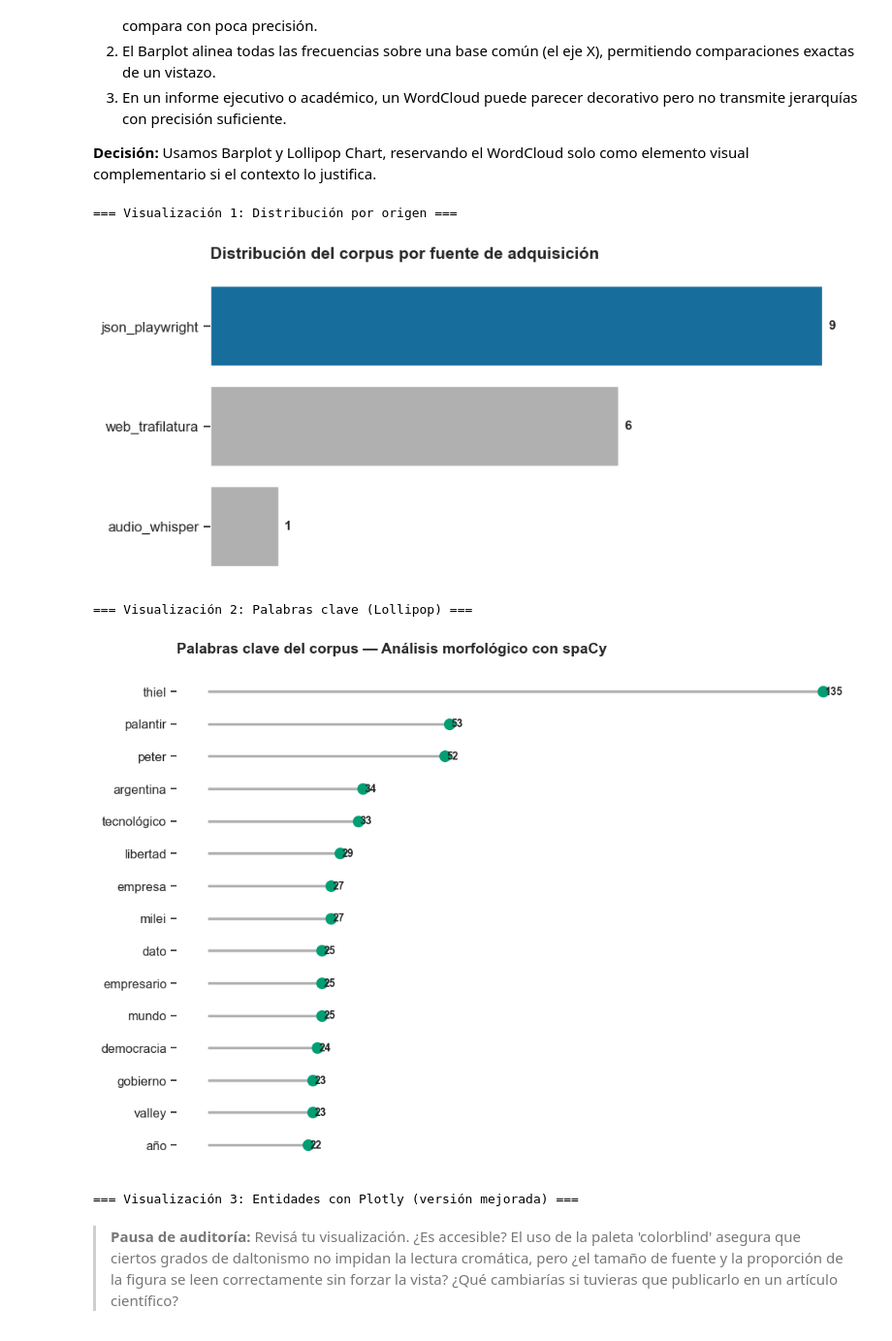
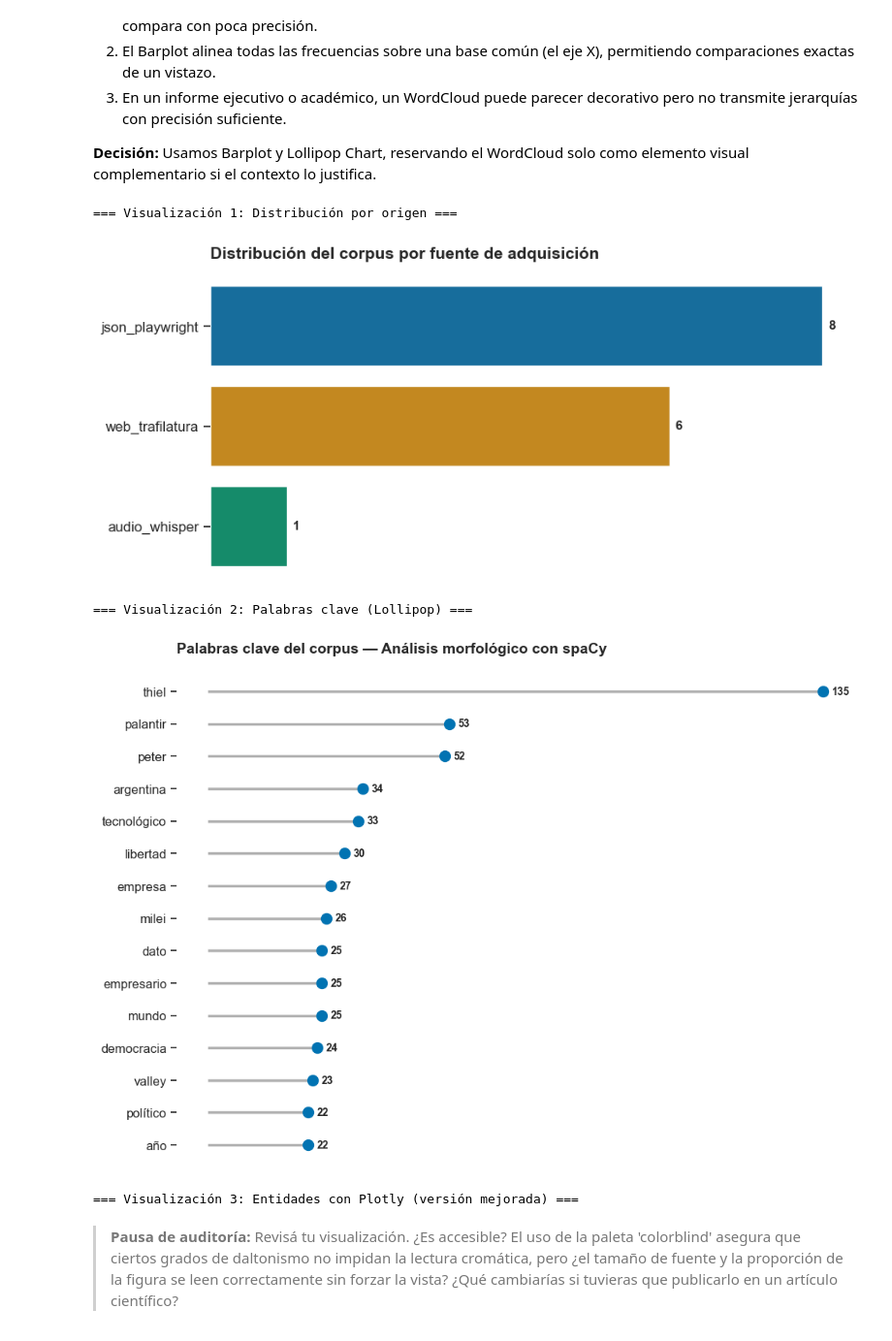
Before and after one commit to Carlos-Estigarribia/estigarribia-carlos-pln-1c-2026, a Jupyter notebook: 004/004 - TPI 1/TPI_1_Adquisicion_y_Analisis_Linguistico.ipynb, the cells around one changed output. Shown at 97% size. Drawn from its saved outputs; the diff is of its cells as text; code cells hidden in the pictures.

Commit message:
TPI 1: ajustes colorblind, normalización de entidades y reproducibilidad del corpus

```diff
--- a/004/004 - TPI 1/TPI_1_Adquisicion_y_Analisis_Linguistico.ipynb
+++ b/004/004 - TPI 1/TPI_1_Adquisicion_y_Analisis_Linguistico.ipynb
@@ -260,7 +227,9 @@ Total de artículos sobre Peter Thiel en Ámbito: 10
 # Filtramos artículos no relevantes al tema Peter Thiel / su visita a Argentina
 urls_a_excluir = [
     "https://www.ambito.com/tecnologia-old",
-    "https://www.ambito.com/tecnologia/como-usar-el-efecto-flash-instagram-viral-todas-las-redes-n6269502"
+    "https://www.ambito.com/tecnologia/como-usar-el-efecto-flash-instagram-viral-todas-las-redes-n6269502",
+    "https://www.ambito.com/negocios",
+    "https://www.ambito.com/uso-la-receta-un-postre-familiar-crear-un-imperio-millones-dolares-quien-es-david-overton-n6270617"
 ]
 
 datos_limpios = [art for art in datos if art["url"] not in urls_a_excluir]
@@ -1052,8 +1018,9 @@ def visualizar_origen(df):
     conteos = df["origen"].value_counts().reset_index()
     conteos.columns = ["Origen", "Cantidad"]
 
-    colores = [COLOR_BASE] * len(conteos)
-    colores[0] = COLOR_ACENTO
+    # Usamos tres colores distintos de la paleta colorblind
+    # en lugar de acento + gris, para mejor diferenciación visual
+    colores = [PALETA[0], PALETA[1], PALETA[2]]
 
     fig, ax = plt.subplots(figsize=(9, 4), constrained_layout=True)
     sns.barplot(
@@ -1087,10 +1054,10 @@ def visualizar_palabras_clave_lollipop(palabras_clave):
     ax.hlines(y=palabras, xmin=0, xmax=frecuencias,
               color=COLOR_BASE, linewidth=2.5, zorder=1)
     ax.plot(frecuencias, palabras, 'o',
-            markersize=10, color=PALETA[2], zorder=2)
+            markersize=10, color=PALETA[0], zorder=2)
 
     for i, (val, nombre) in enumerate(zip(frecuencias, palabras)):
-        ax.text(val + 0.5, i, str(val), va='center',
+        ax.text(val + 2, i, str(val), va='center',
                 fontweight='bold', fontsize=10)
 
     ax.set_xlabel('')
@@ -1109,7 +1076,9 @@ def visualizar_entidades_plotly(entidades_dict):
 
     tipos_ordenados = ['PER', 'LOC', 'ORG']
     titulos = ['Personas (PER)', 'Lugares (LOC)', 'Organizaciones (ORG)']
-    colores = ['#4C72B0', '#55A868', '#C44E52']
+    # Paleta colorblind en hex — accesible para daltonismo
+    colores = ['#0173B2', '#029E73', '#DE8F05']
+
 
     fig = make_subplots(
         rows=1, cols=3,
@@ -1148,37 +1117,37 @@ def visualizar_entidades_plotly(entidades_dict):
             row=1, col=i
         )
 
     fig.update_layout(
         title=dict(
             text="Entidades nombradas por tipo — Peter Thiel en Argentina",
             font=dict(size=14)
         ),
         height=450,
         width=1100,       # más ancho para que respiren
         template="plotly_white",
         margin=dict(l=20, r=40, t=80, b=20)  # márgenes internos
     )
-    fig.update_xaxes(showticklabels=False, showgrid=False)
+    # fig.update_xaxes(showticklabels=False, showgrid=False)
     return fig
 
 
 # Ejecutamos las tres visualizaciones
 print("=== Visualización 1: Distribución por origen ===")
 visualizar_origen(df_corpus)
 
 print("=== Visualización 2: Palabras clave (Lollipop) ===")
 palabras_clave = analizador.extraer_palabras_clave(n=15)
 visualizar_palabras_clave_lollipop(palabras_clave)
 
 print("=== Visualización 3: Entidades con Plotly (versión mejorada) ===")
 entidades = analizador.extraer_entidades()
 fig_entidades = visualizar_entidades_plotly(entidades)
 fig_entidades.show()
 # %% [output]
 === Visualización 1: Distribución por origen ===
-[figure, old version]
+[figure, new version]
 === Visualización 2: Palabras clave (Lollipop) ===
-[figure, old version]
+[figure, new version]
 === Visualización 3: Entidades con Plotly (versión mejorada) ===
 # %% [markdown]
 > **Pausa de auditoría:**
```
Also changed, not shown: parts of 15 cells of this notebook, 4 other files.
